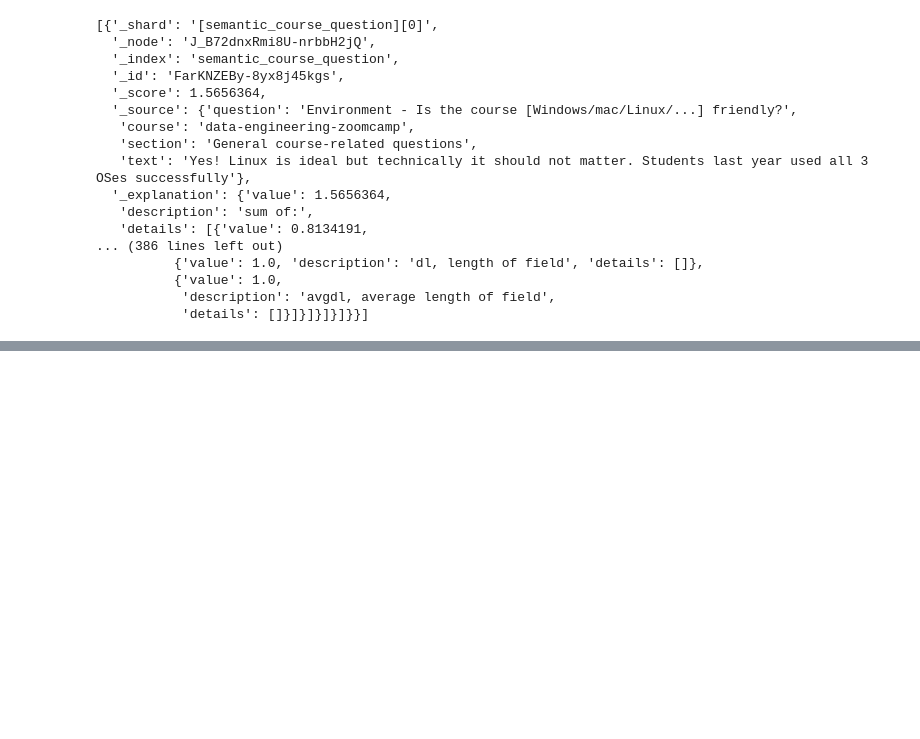
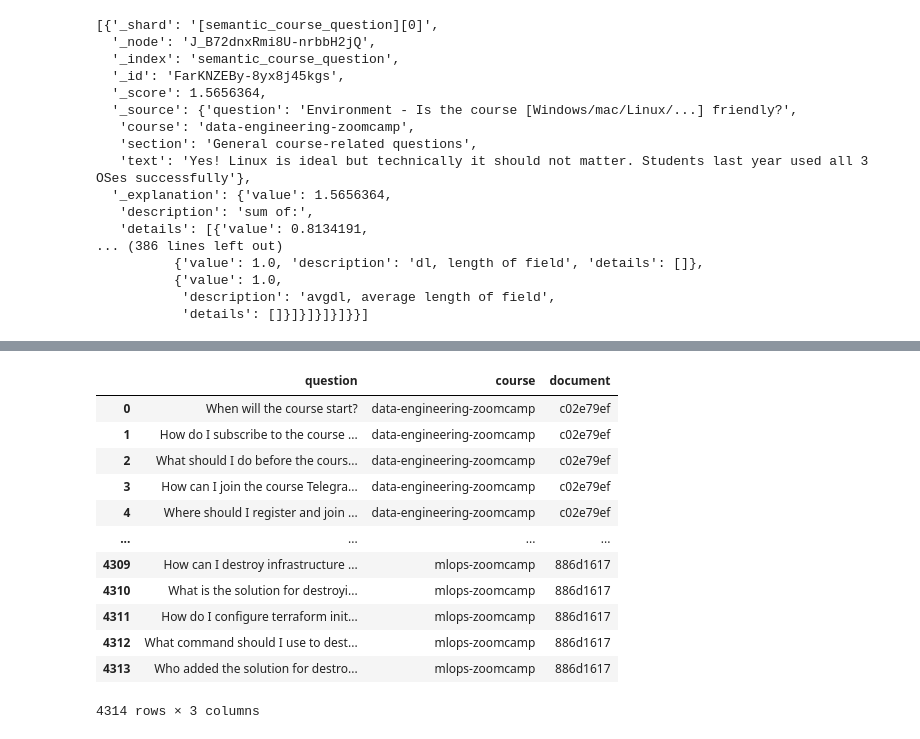
Before and after one commit to mhaniffajari/llm-zoomcamp, a Jupyter notebook: Module_3_Semantic_Search_with_Elasticsearch.ipynb, the cells around one changed output, grey strips where cells are left out. Cells and saved outputs as stored; diff of their text form; code cells hidden in the pictures; blank space fills up the shorter version.

```diff
--- a/Module_3_Semantic_Search_with_Elasticsearch.ipynb
+++ b/Module_3_Semantic_Search_with_Elasticsearch.ipynb
@@ -257,0 +352,32 @@ Provide the output in parsable JSON without using code blocks:
+# %%
+parsed_results = {}
+for doc_id, json_questions in results.items():
+    json_questions = json_questions.strip()
+
+    # Check if the json_questions is a JSON object
+    if json_questions.startswith('{'):
+        # Parse as a JSON object and extract the questions list
+        try:
+            questions = json.loads(json_questions).get("questions", [])
+        except json.JSONDecodeError as e:
+            print(f"Error parsing JSON object for doc_id {doc_id}: {e}")
+            questions = []
+    # Check if it's a single JSON array
+    elif json_questions.startswith('['):
+        try:
+            # Parse the whole JSON array
+            questions = json.loads(json_questions)
+        except json.JSONDecodeError as e:
+            print(f"Error parsing JSON array for doc_id {doc_id}: {e}")
+            questions = []
+    else:
+        # If not a JSON object or a single JSON array, parse line by line
+        try:
+            questions_list = json_questions.split('\n')
+            questions = [json.loads(question)[0] for question in questions_list]
+        except json.JSONDecodeError as e:
+            print(f"Error parsing line by line for doc_id {doc_id}: {e}")
+            questions = []
+
+    # Store the parsed questions in the parsed_results dictionary
+    parsed_results[doc_id] = questions
@@ -257,0 +422,2 @@ Provide the output in parsable JSON without using code blocks:
+# %%
+doc_index = {d['id']: d for d in documents}
@@ -257,0 +444,7 @@ Provide the output in parsable JSON without using code blocks:
+# %%
+final_results = []
+
+for doc_id,questions in parsed_results.items():
+    course = doc_index[doc_id]['course']
+    for q in questions:
+        final_results.append((q,course,doc_id))
@@ -257,0 +473,18 @@ Provide the output in parsable JSON without using code blocks:
+# %%
+df = pd.DataFrame(final_results,columns=['question','course','document'])
+# %%
+df
+# %% [output]
+|  | question | course | document |
+| 0 | When will the course start? | data-engineering-zoomcamp | c02e79ef |
+| 1 | How do I subscribe to the course ... | data-engineering-zoomcamp | c02e79ef |
+| 2 | What should I do before the cours... | data-engineering-zoomcamp | c02e79ef |
+| 3 | How can I join the course Telegra... | data-engineering-zoomcamp | c02e79ef |
+| 4 | Where should I register and join ... | data-engineering-zoomcamp | c02e79ef |
+| ... | ... | ... | ... |
+| 4309 | How can I destroy infrastructure ... | mlops-zoomcamp | 886d1617 |
+| 4310 | What is the solution for destroyi... | mlops-zoomcamp | 886d1617 |
+| 4311 | How do I configure terraform init... | mlops-zoomcamp | 886d1617 |
+| 4312 | What command should I use to dest... | mlops-zoomcamp | 886d1617 |
+| 4313 | Who added the solution for destro... | mlops-zoomcamp | 886d1617 |
+4314 rows × 3 columns
```
Also changed, not shown: parts of 60 cells of this notebook, 3 other files.
